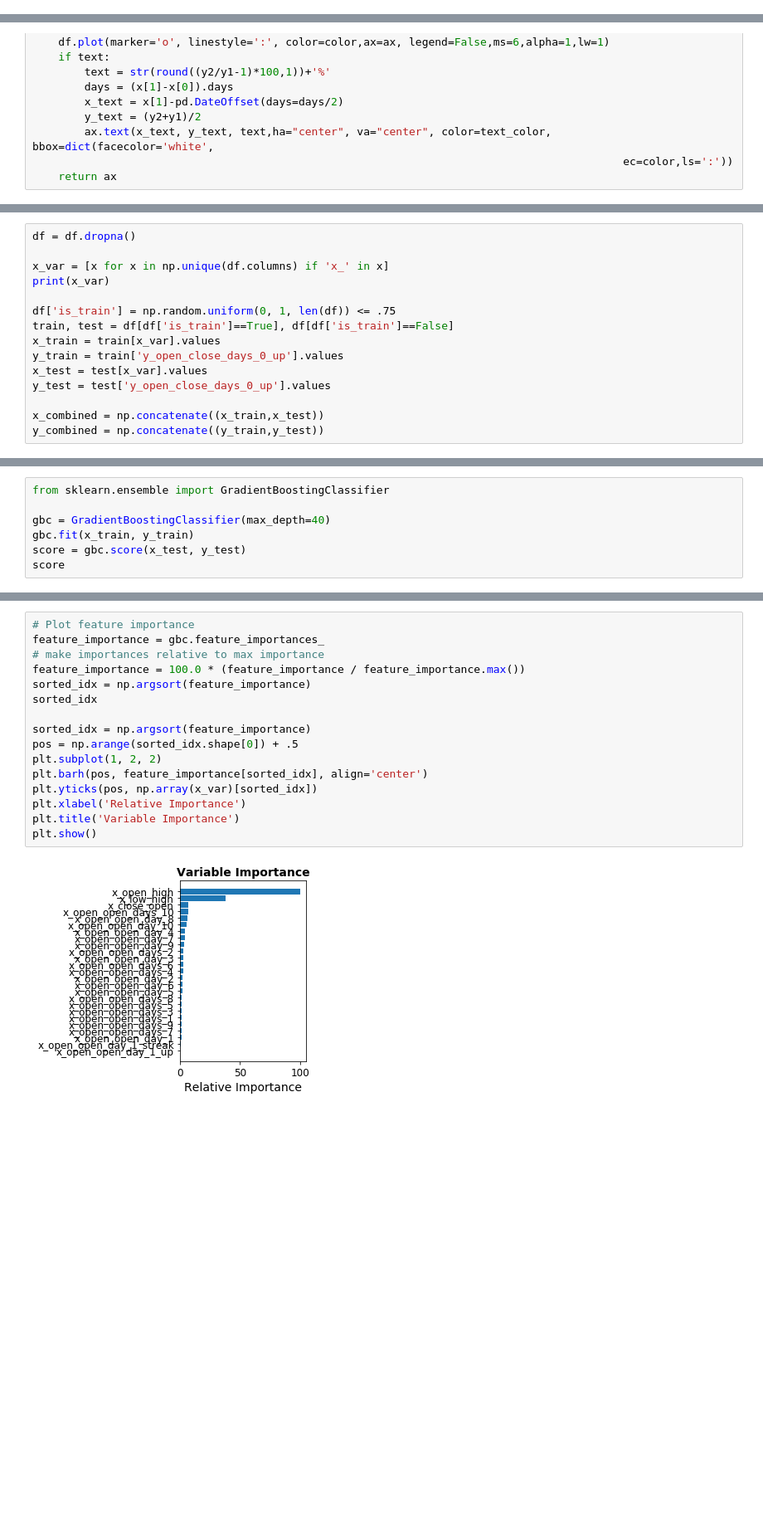
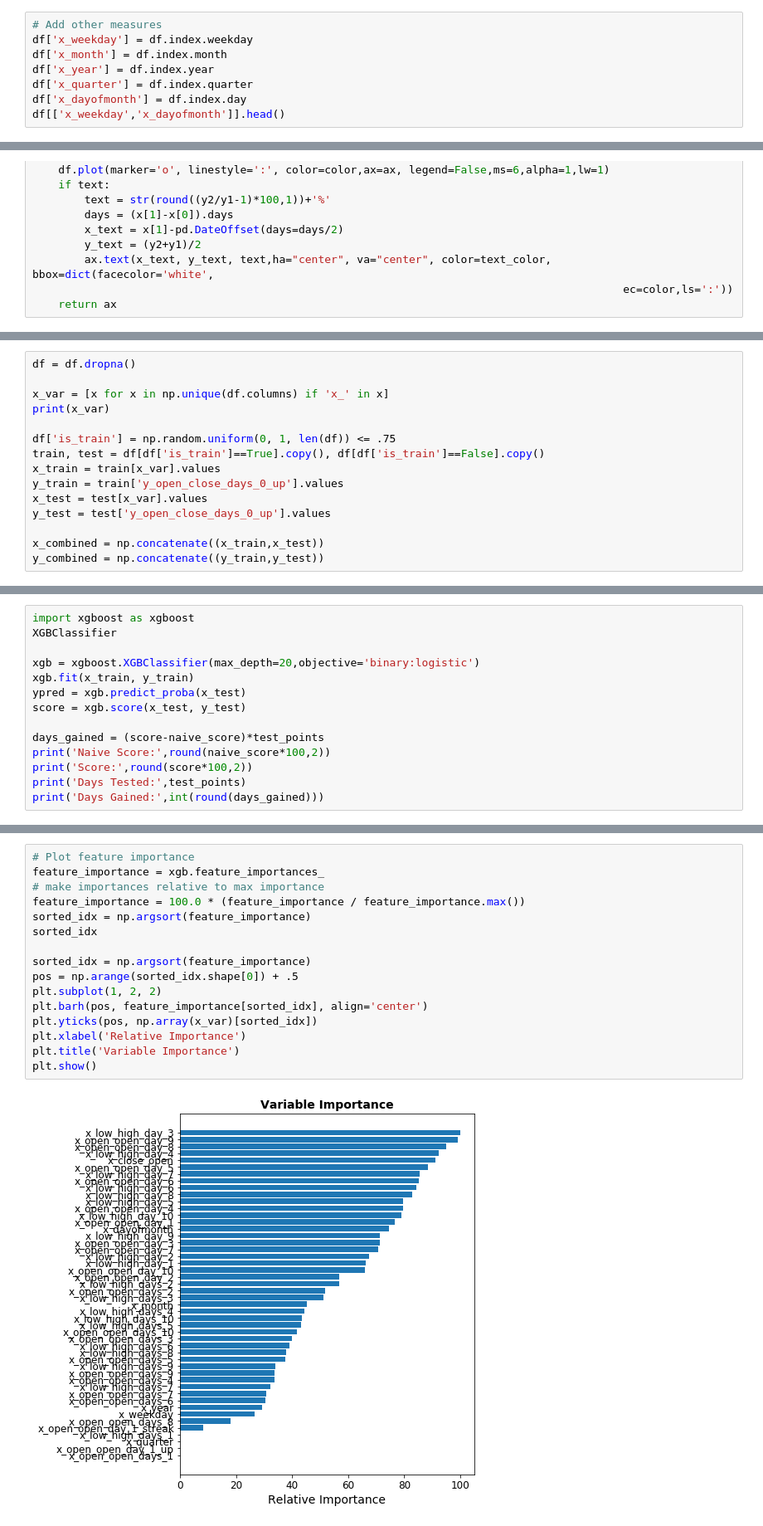
Before and after one commit to Hjartarson/stock-market, a Jupyter notebook: make-report-OMXS30.ipynb, the cells around one changed output, grey strips where cells are left out. Shown: that part at 83% size. Saved outputs shown, nothing was run; the diff lists cells and outputs as text; blank space fills up the shorter version.

```diff
--- a/make-report-OMXS30.ipynb
+++ b/make-report-OMXS30.ipynb
@@ -169,3 +178,11 @@ df[['x_open_open_day_1','x_open_open_day_1_streak']].head()
 | 2011-10-12 22:00:00 | -0.377772 | -1 |
 | 2011-10-13 22:00:00 | 1.170307 | 1 |
 | 2011-10-14 22:00:00 | -1.546051 | -1 |
+# %%
+# Add other measures
+df['x_weekday'] = df.index.weekday
+df['x_month'] = df.index.month
+df['x_year'] = df.index.year
+df['x_quarter'] = df.index.quarter
+df['x_dayofmonth'] = df.index.day
+df[['x_weekday','x_dayofmonth']].head()
@@ -317,7 +346,7 @@ x_var = [x for x in np.unique(df.columns) if 'x_' in x]
 print(x_var)
 
 df['is_train'] = np.random.uniform(0, 1, len(df)) <= .75
-train, test = df[df['is_train']==True], df[df['is_train']==False]
+train, test = df[df['is_train']==True].copy(), df[df['is_train']==False].copy()
 x_train = train[x_var].values
 y_train = train['y_open_close_days_0_up'].values
 x_test = test[x_var].values
@@ -330,7 +358,0 @@ y_combined = np.concatenate((y_train,y_test))
-# %%
-from sklearn.ensemble import GradientBoostingClassifier
-
-gbc = GradientBoostingClassifier(max_depth=40)
-gbc.fit(x_train, y_train)
-score = gbc.score(x_test, y_test)
-score
@@ -338,0 +367,14 @@ TypeError: 'numpy.ndarray' object is not callable
+# %%
+import xgboost as xgboost
+XGBClassifier
+
+xgb = xgboost.XGBClassifier(max_depth=20,objective='binary:logistic')
+xgb.fit(x_train, y_train)
+ypred = xgb.predict_proba(x_test)
+score = xgb.score(x_test, y_test)
+
+days_gained = (score-naive_score)*test_points
+print('Naive Score:',round(naive_score*100,2))
+print('Score:',round(score*100,2))
+print('Days Tested:',test_points)
+print('Days Gained:',int(round(days_gained)))
@@ -339,18 +398,18 @@ TypeError: 'numpy.ndarray' object is not callable
 # %%
 # Plot feature importance
-feature_importance = gbc.feature_importances_
+feature_importance = xgb.feature_importances_
 # make importances relative to max importance
 feature_importance = 100.0 * (feature_importance / feature_importance.max())
 sorted_idx = np.argsort(feature_importance)
 sorted_idx
 
 sorted_idx = np.argsort(feature_importance)
 pos = np.arange(sorted_idx.shape[0]) + .5
 plt.subplot(1, 2, 2)
 plt.barh(pos, feature_importance[sorted_idx], align='center')
 plt.yticks(pos, np.array(x_var)[sorted_idx])
 plt.xlabel('Relative Importance')
 plt.title('Variable Importance')
 plt.show()
 # %% [output]
-[figure, old version]
+[figure, new version]
```
Also changed, not shown: parts of 17 cells of this notebook, 4 other files.
